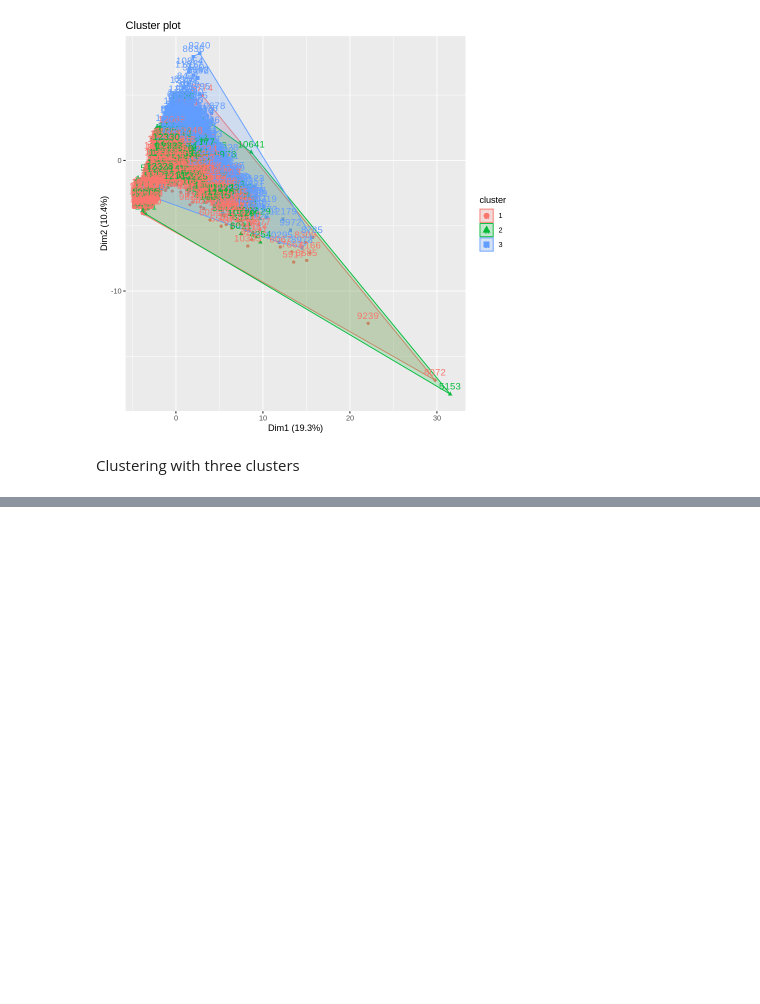
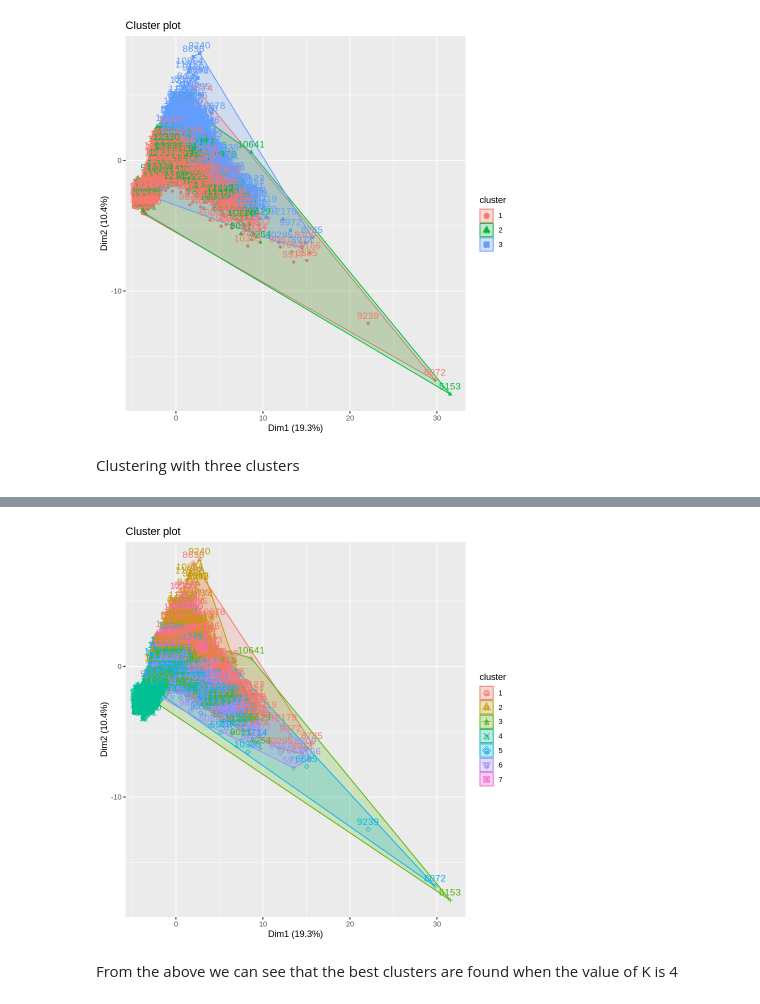
Before and after one commit to UnplugCharger/Week-13, a Jupyter notebook: Week_13_Unsupervised_Learning.ipynb, the cells around one changed output, grey strips where cells are left out. Saved outputs shown, nothing was run; the diff lists cells and outputs as text; code cells hidden in the pictures; blank space fills up the shorter version.

```diff
--- a/Week_13_Unsupervised_Learning.ipynb
+++ b/Week_13_Unsupervised_Learning.ipynb
@@ -645,0 +662,6 @@ Clustering with three clusters
+# %%
+fviz_cluster(k_means7, data = db_df)
+# %% [output]
+[figure, added]
+# %% [markdown]
+From the above we can  see that the best clusters are found when the value of K is 4
```
Also changed, not shown: parts of 6 cells of this notebook.
